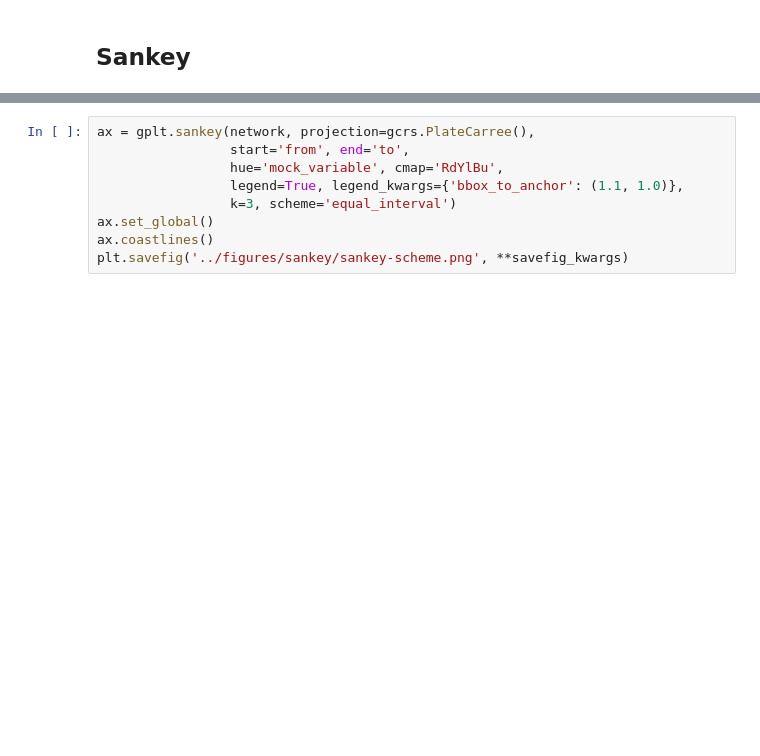
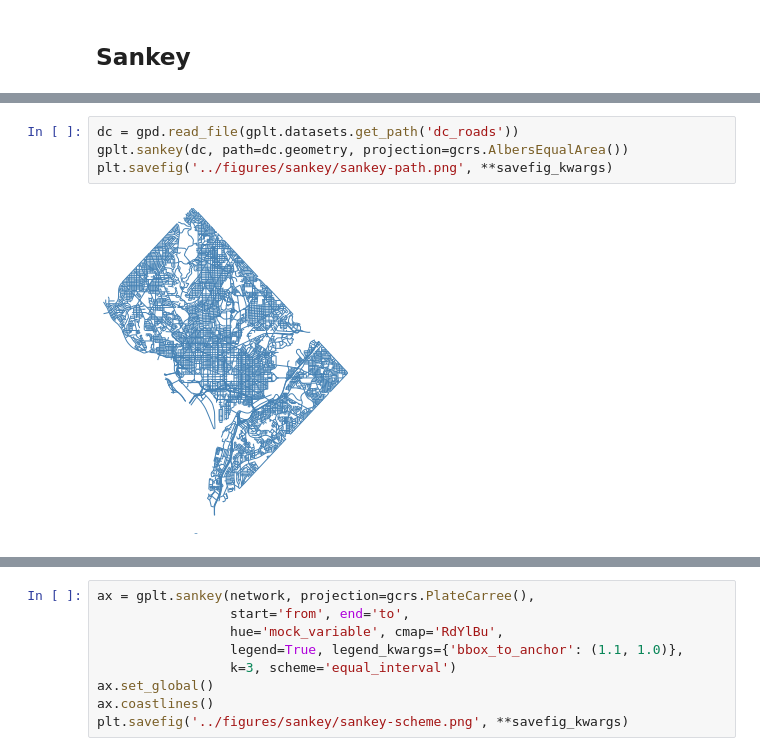
Before and after one commit to ResidentMario/geoplot, a Jupyter notebook: notebooks/generate-api-reference-images.ipynb, the cells around one changed output, grey strips where cells are left out. Drawn from its saved outputs; the diff is of its cells as text; blank space fills up the shorter version.

```diff
--- a/notebooks/generate-api-reference-images.ipynb
+++ b/notebooks/generate-api-reference-images.ipynb
@@ -202,0 +211,6 @@ plt.savefig('../figures/sankey/sankey-geospatial-context.png', **savefig_kwargs)
+# %%
+dc = gpd.read_file(gplt.datasets.get_path('dc_roads'))
+gplt.sankey(dc, path=dc.geometry, projection=gcrs.AlbersEqualArea())
+plt.savefig('../figures/sankey/sankey-path.png', **savefig_kwargs)
+# %% [output]
+[figure, added]
```
Also changed, not shown: parts of 13 cells of this notebook, 6 other files.
